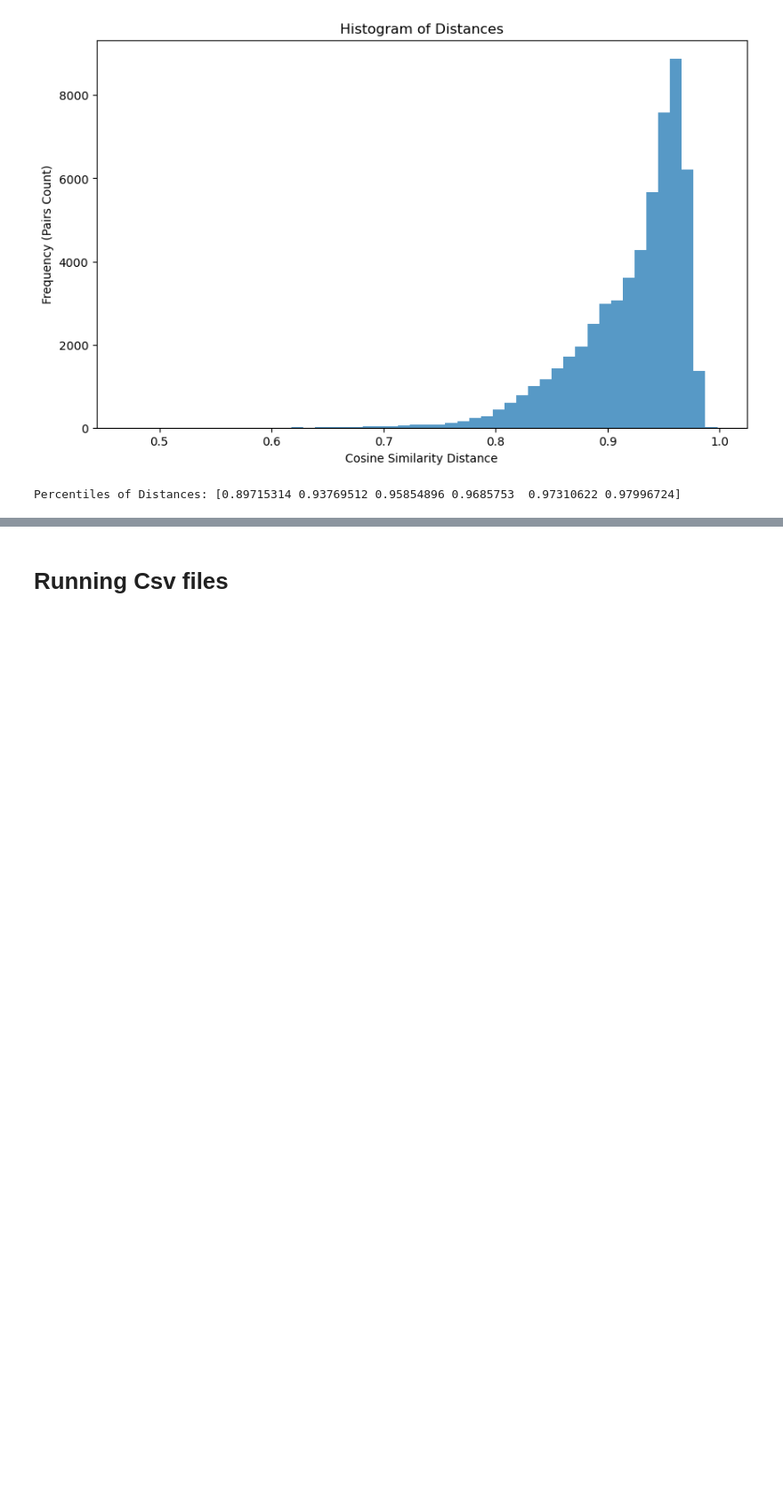
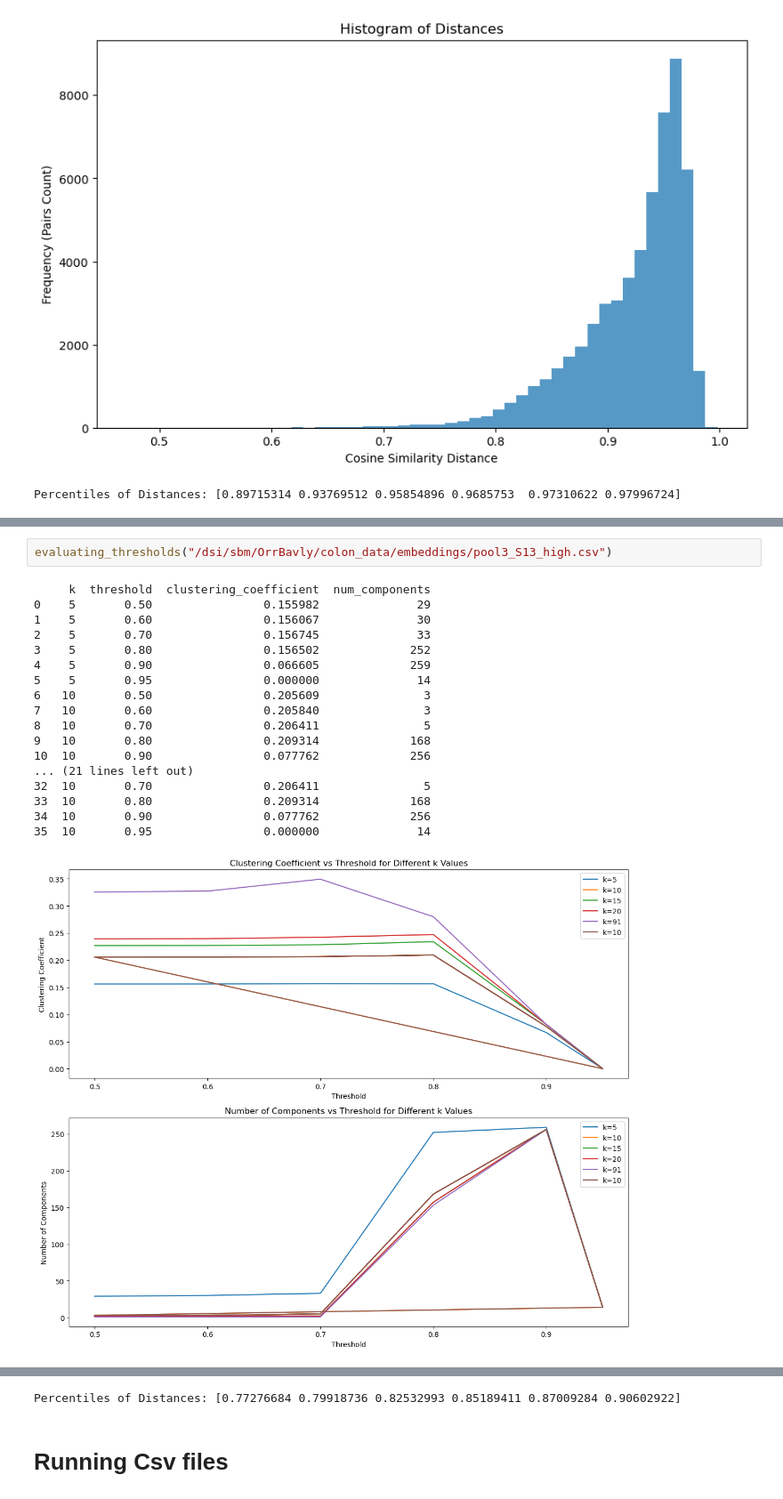
Before and after one commit to OrrBav/GNN_project, a Jupyter notebook: embedding_eda_new.ipynb, the cells around one changed output, grey strips where cells are left out. Shown at 89% size. Drawn from its saved outputs; the diff is of its cells as text; blank space fills up the shorter version.

```diff
--- a/embedding_eda_new.ipynb
+++ b/embedding_eda_new.ipynb
@@ -619,0 +706,21 @@ Percentiles of Distances: [0.89715314 0.93769512 0.95854896 0.9685753  0.9731062
+# %%
+evaluating_thresholds("/dsi/sbm/OrrBavly/colon_data/embeddings/pool3_S13_high.csv")
+# %% [output]
+     k  threshold  clustering_coefficient  num_components
+0    5       0.50                0.155982              29
+1    5       0.60                0.156067              30
+2    5       0.70                0.156745              33
+3    5       0.80                0.156502             252
+4    5       0.90                0.066605             259
+5    5       0.95                0.000000              14
+6   10       0.50                0.205609               3
+7   10       0.60                0.205840               3
+8   10       0.70                0.206411               5
+9   10       0.80                0.209314             168
+10  10       0.90                0.077762             256
+... (21 lines left out)
+32  10       0.70                0.206411               5
+33  10       0.80                0.209314             168
+34  10       0.90                0.077762             256
+35  10       0.95                0.000000              14
+[figure, added]
@@ -620,3 +728,4 @@ Percentiles of Distances: [0.89715314 0.93769512 0.95854896 0.9685753  0.9731062
+Percentiles of Distances: [0.77276684 0.79918736 0.82532993 0.85189411 0.87009284 0.90602922]
 # %% [markdown]
 # Running Csv files
 # %%
```
Also changed, not shown: parts of 4 cells of this notebook, 3 other files.
